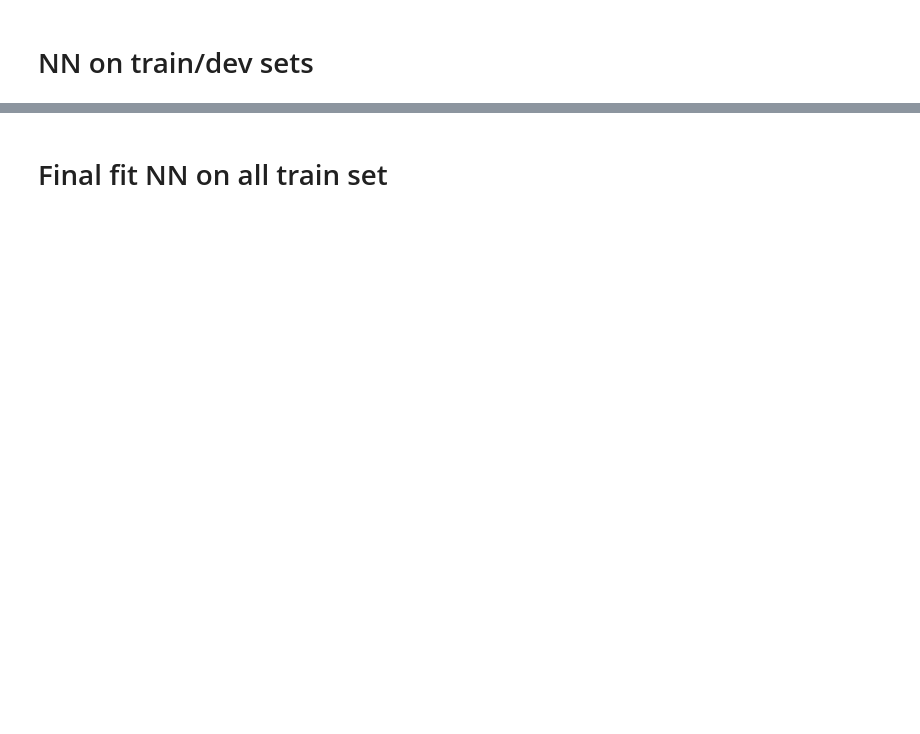
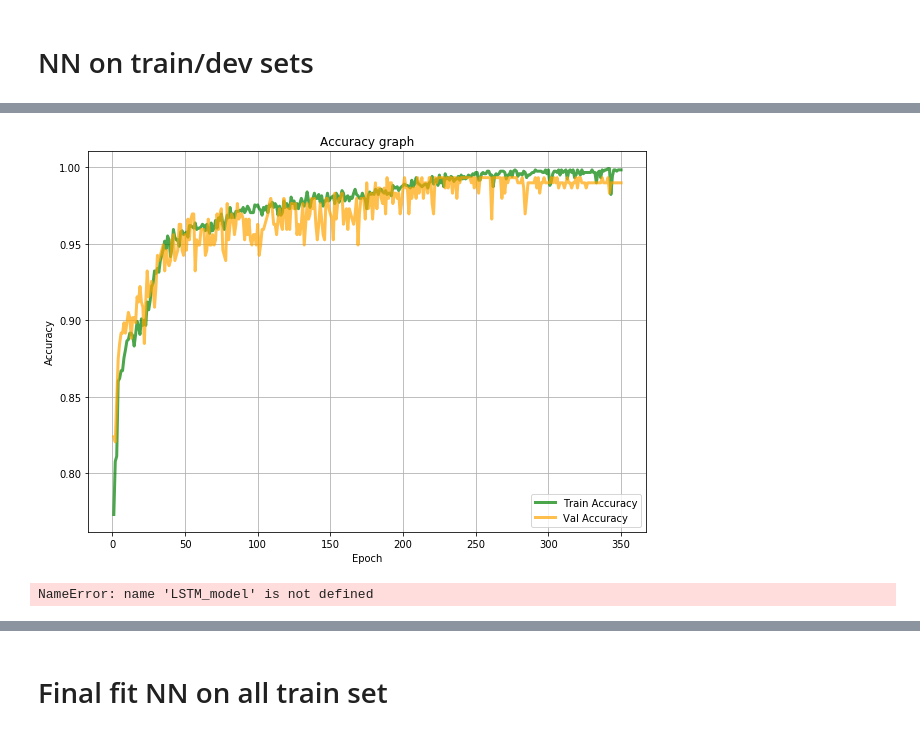
Before and after one commit to deClot/DecisionTree_find_band_tr, a Jupyter notebook: LSTM.ipynb, the cells around one changed output, grey strips where cells are left out. Drawn from its saved outputs; the diff is of its cells as text; code cells hidden in the pictures; blank space fills up the shorter version.

Commit message:
Create GRU model and update train set

```diff
--- a/LSTM.ipynb
+++ b/LSTM.ipynb
@@ -26,6 +24,17 @@ def plot_loss(epochs, loss, val_loss):
     plt.plot(np.arange(epochs), val_loss, label='val_loss')
     plt.legend()
     plt.grid(True)
+def acc_graph(epochs, train_acc, val_acc):
+    x_axis = np.linspace(1, epochs, num=epochs)
+
+    plt.figure(figsize=(10, 7))
+    plt.plot(x_axis, train_acc, color='g', lw=3, alpha=0.7, label='Train Accuracy')
+    plt.plot(x_axis, val_acc, color='orange', lw=3, alpha=0.7, label='Val Accuracy')
+    plt.title('Accuracy graph')
+    plt.xlabel('Epoch')
+    plt.ylabel('Accuracy')
+    plt.legend(loc='lower right')
+    plt.grid(True)
 # %%
 def calculation_classes(y, y_test = None):
     print ('\t\tTRAIN DATA\tTEST DATA')
@@ -41,9 +52,13 @@ def calculation_classes(y, y_test = None):
 # %%
-def model(input_shape, Ty):
+from keras.models import Model
+from keras.layers import Dense, Input, GRU
+
+
+def model_GRU(input_shape, Ty):
     i = Input(shape=input_shape, dtype='float32')
-    X = LSTM(32, return_sequences=False)(i)
+    X = GRU(16, return_sequences=False)(i)
+    #X = LSTM(16, return_sequences=Flase)(i)
     X = Dense(Ty, activation='sigmoid')(X)
-    #X = Activation('softmax')(X)
     model = Model(inputs=[i], outputs=X)
 
     return model
@@ -93,5 +121,11 @@ X_test = np.expand_dims(X_test, axis=2)
 # %%
 Tx=  6
 Ty = 1
-epochs = 150
+epochs = 350
 batch_size = 16
+# %%
+GRU_model = model_GRU((Tx,1),Ty)
+#LSTM_model.summary()
+GRU_model.compile(loss='binary_crossentropy', optimizer='adam', metrics=['accuracy'])
+logs = GRU_model.fit(X_train, y_train , epochs=epochs, batch_size=batch_size, shuffle=True,\
+               validation_data=(X_dev, y_dev), verbose=0, class_weight=class_weights_train)
@@ -97,0 +138,8 @@ batch_size = 16
+# %%
+acc_graph(epochs, logs.history.get('acc'), logs.history.get('val_acc'))
+# %% [output]
+[figure, added]
+# %%
+train_preds = LSTM_model.predict(X_train)
+# %% [output]
+NameError: name 'LSTM_model' is not defined
```
Also changed, not shown: parts of 19 cells of this notebook, 13 other files.
